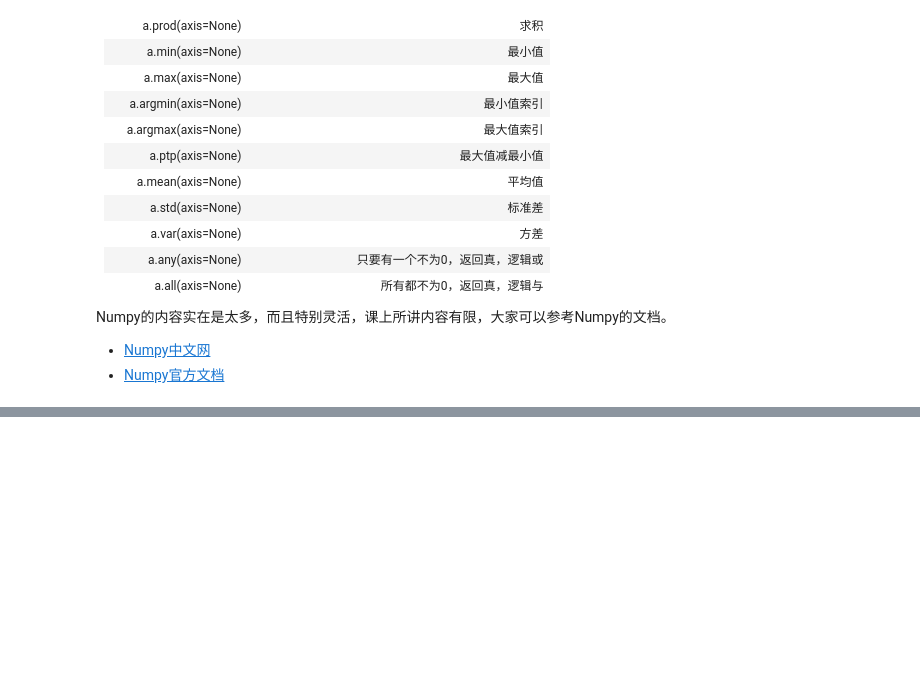
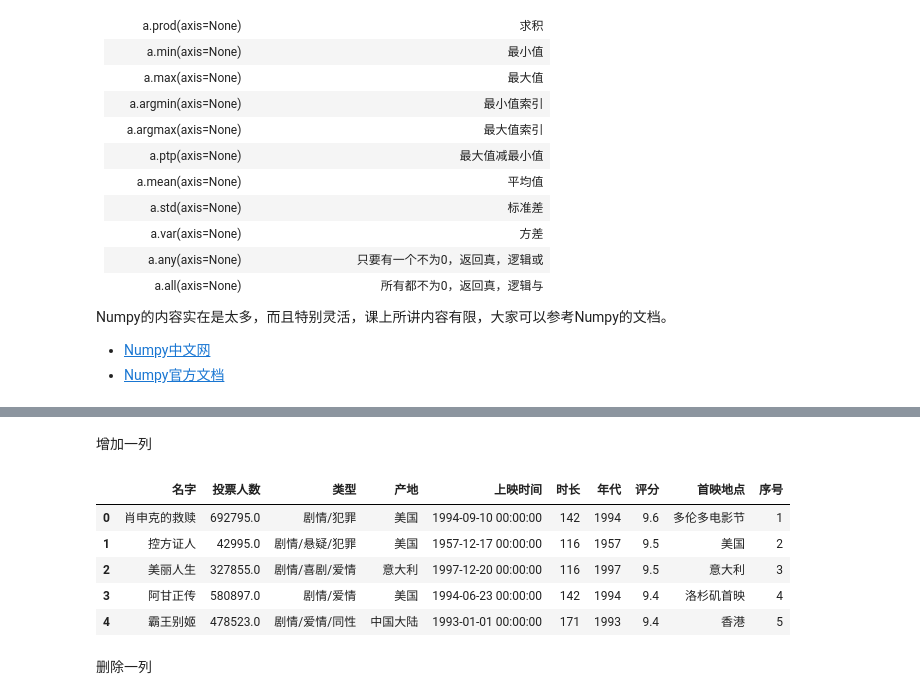
Before and after one commit to kbawyg/PythonLearningNotes, a Jupyter notebook: notebook/第9章_数据分析与可视化.ipynb, the cells around one changed output, grey strips where cells are left out. Cells and saved outputs as stored; diff of their text form; code cells hidden in the pictures; blank space fills up the shorter version.

```diff
--- a/notebook/第9章_数据分析与可视化.ipynb
+++ b/notebook/第9章_数据分析与可视化.ipynb
@@ -1152,0 +1559,17 @@ Numpy的内容实在是太多，而且特别灵活，课上所讲内容有限，
+# %% [markdown]
+增加一列
+# %%
+import pandas as pd
+import numpy as np
+df = pd.read_excel("../file/豆瓣电影数据.xlsx", index_col = 0)
+df["序号"] = range(1,len(df)+1) #生成序号的基本方式
+df[:5]
+# %% [output]
+|  | 名字 | 投票人数 | 类型 | 产地 | 上映时间 | 时长 | 年代 | 评分 | 首映地点 | 序号 |
+| 0 | 肖申克的救赎 | 692795.0 | 剧情/犯罪 | 美国 | 1994-09-10 00:00:00 | 142 | 1994 | 9.6 | 多伦多电影节 | 1 |
+| 1 | 控方证人 | 42995.0 | 剧情/悬疑/犯罪 | 美国 | 1957-12-17 00:00:00 | 116 | 1957 | 9.5 | 美国 | 2 |
+| 2 | 美丽人生 | 327855.0 | 剧情/喜剧/爱情 | 意大利 | 1997-12-20 00:00:00 | 116 | 1997 | 9.5 | 意大利 | 3 |
+| 3 | 阿甘正传 | 580897.0 | 剧情/爱情 | 美国 | 1994-06-23 00:00:00 | 142 | 1994 | 9.4 | 洛杉矶首映 | 4 |
+| 4 | 霸王别姬 | 478523.0 | 剧情/爱情/同性 | 中国大陆 | 1993-01-01 00:00:00 | 171 | 1993 | 9.4 | 香港 | 5 |
+# %% [markdown]
+删除一列
```
Also changed, not shown: parts of 77 cells of this notebook, 1 other file.
